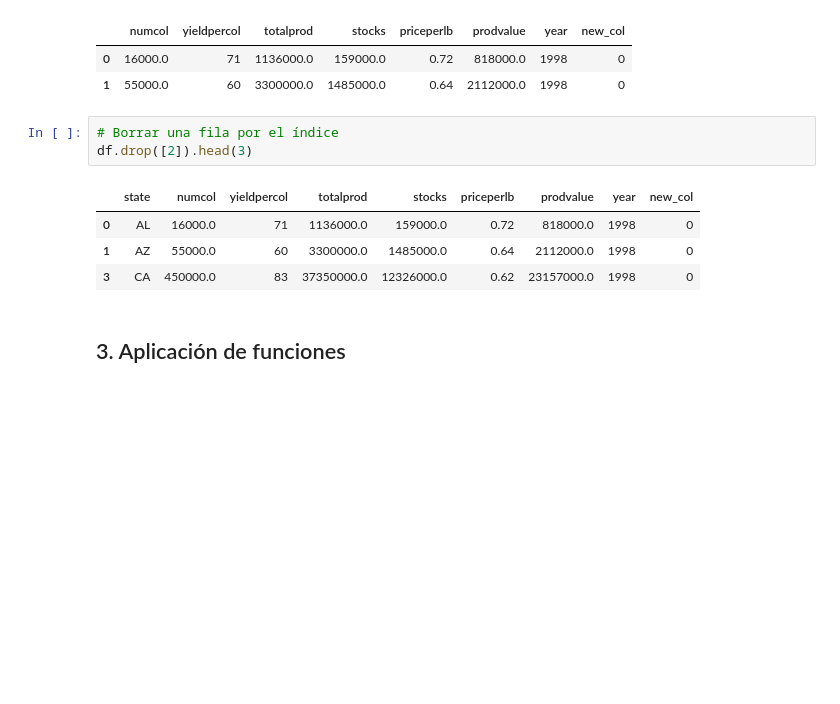
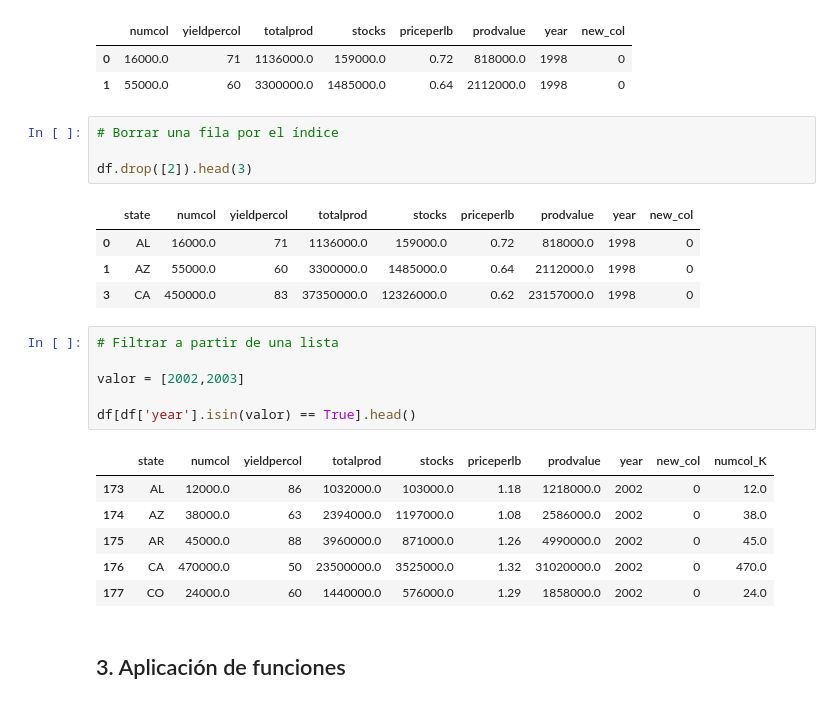
Before and after one commit to 1789291/Master-Data-Science, a Jupyter notebook: 3. Numpy, Pandas, Dataframes, Matplotlib/07_Essentials_DF_Treatment.ipynb, the cells around one changed output. Saved outputs shown, nothing was run; the diff lists cells and outputs as text; blank space fills up the shorter version.

```diff
--- a/3. Numpy, Pandas, Dataframes, Matplotlib/07_Essentials_DF_Treatment.ipynb
+++ b/3. Numpy, Pandas, Dataframes, Matplotlib/07_Essentials_DF_Treatment.ipynb
@@ -179,12 +176,26 @@ df2.head(2)
 | 1 | 55000.0 | 60 | 3300000.0 | 1485000.0 | 0.64 | 2112000.0 | 1998 | 0 |
 # %%
 # Borrar una fila por el índice
+
 df.drop([2]).head(3)
 # %% [output]
 |  | state | numcol | yieldpercol | totalprod | stocks | priceperlb | prodvalue | year | new_col |
 | 0 | AL | 16000.0 | 71 | 1136000.0 | 159000.0 | 0.72 | 818000.0 | 1998 | 0 |
 | 1 | AZ | 55000.0 | 60 | 3300000.0 | 1485000.0 | 0.64 | 2112000.0 | 1998 | 0 |
 | 3 | CA | 450000.0 | 83 | 37350000.0 | 12326000.0 | 0.62 | 23157000.0 | 1998 | 0 |
+# %%
+# Filtrar a partir de una lista
+
+valor = [2002,2003]
+
+df[df['year'].isin(valor) == True].head()
+# %% [output]
+|  | state | numcol | yieldpercol | totalprod | stocks | priceperlb | prodvalue | year | new_col | numcol_K |
+| 173 | AL | 12000.0 | 86 | 1032000.0 | 103000.0 | 1.18 | 1218000.0 | 2002 | 0 | 12.0 |
+| 174 | AZ | 38000.0 | 63 | 2394000.0 | 1197000.0 | 1.08 | 2586000.0 | 2002 | 0 | 38.0 |
+| 175 | AR | 45000.0 | 88 | 3960000.0 | 871000.0 | 1.26 | 4990000.0 | 2002 | 0 | 45.0 |
+| 176 | CA | 470000.0 | 50 | 23500000.0 | 3525000.0 | 1.32 | 31020000.0 | 2002 | 0 | 470.0 |
+| 177 | CO | 24000.0 | 60 | 1440000.0 | 576000.0 | 1.29 | 1858000.0 | 2002 | 0 | 24.0 |
 # %% [markdown]
 ## 3. Aplicación de funciones
 # %%
```
Also changed, not shown: parts of 8 cells of this notebook.
